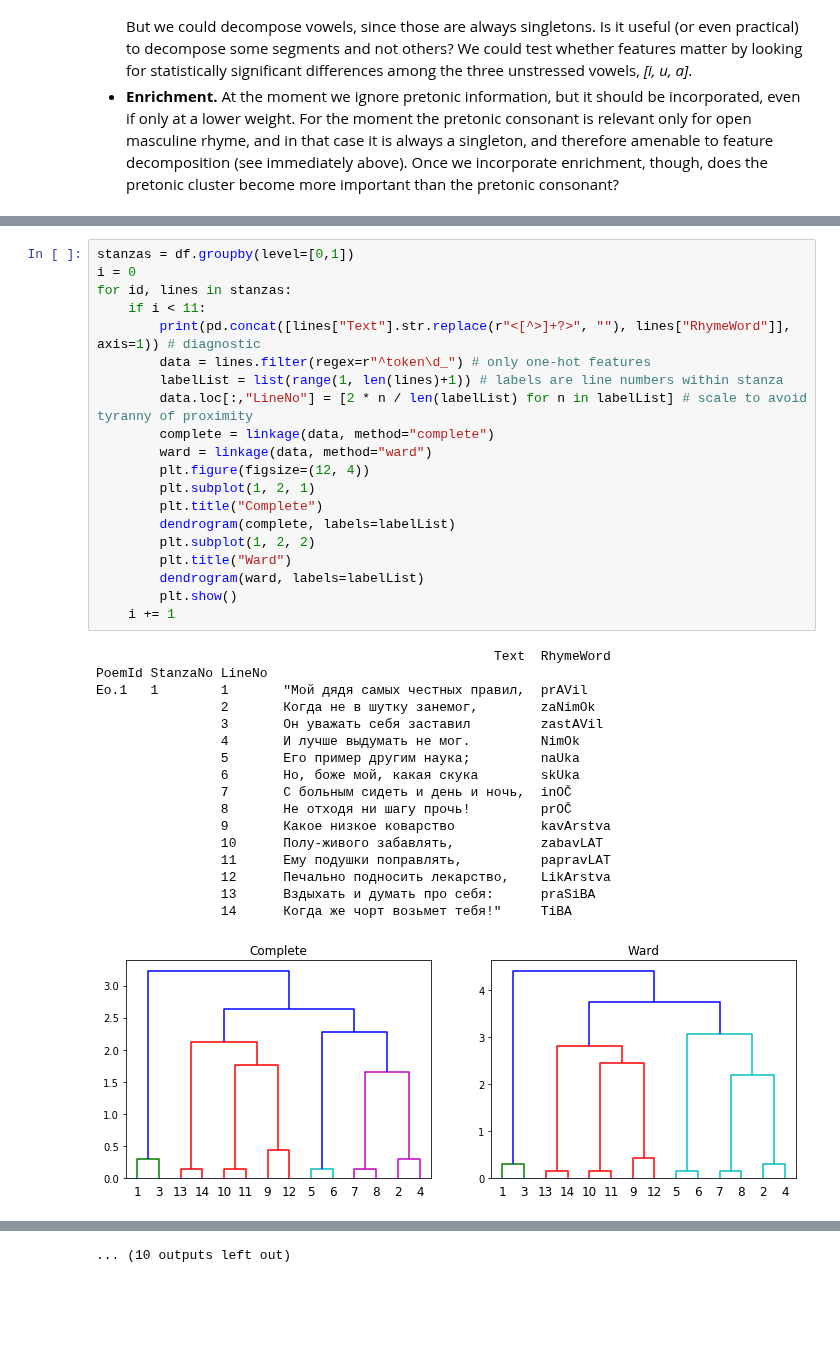
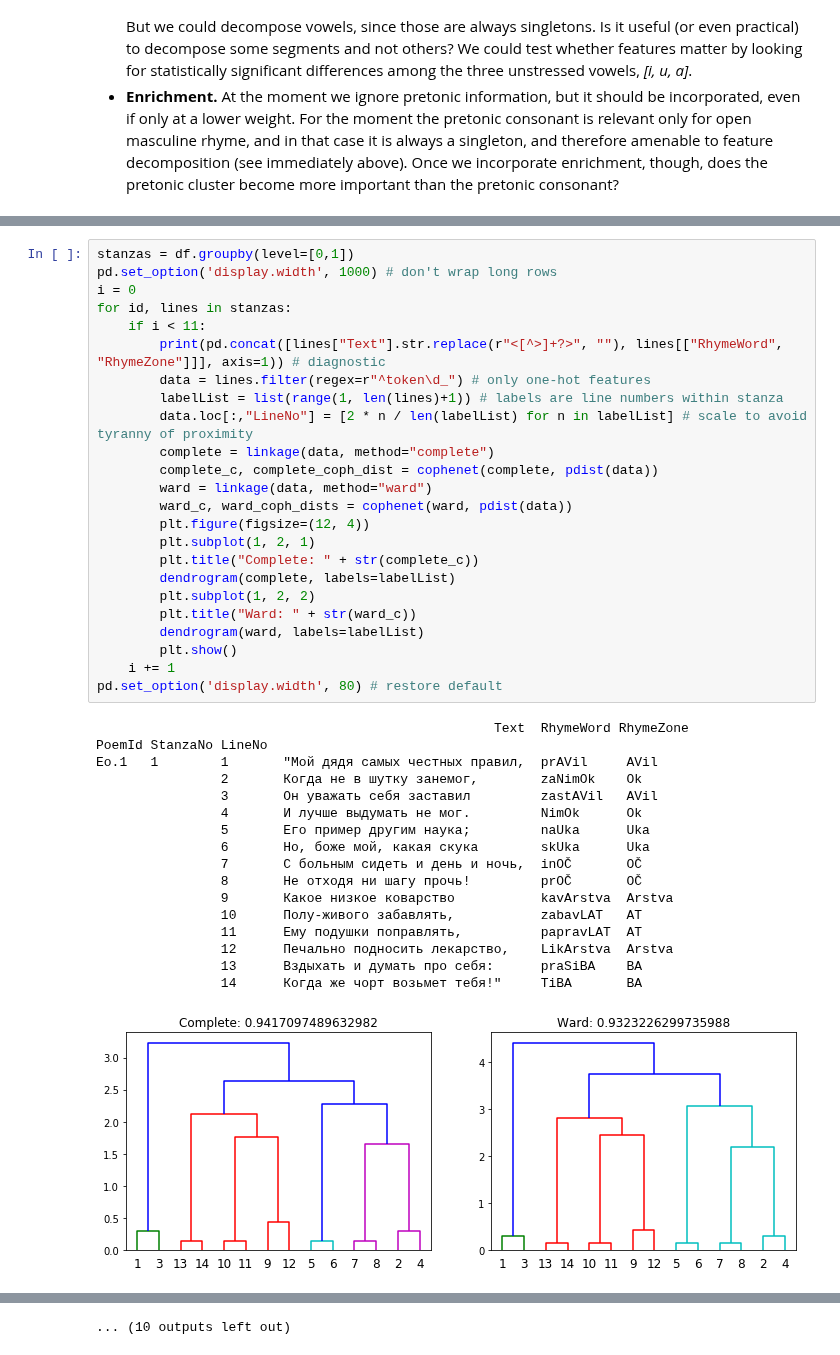
Before and after one commit to Data-Science-for-Linguists-2019/russian_rhyme, a Jupyter notebook: dev/progress_report_4.ipynb, the cells around one changed output, grey strips where cells are left out. Saved outputs shown, nothing was run; the diff lists cells and outputs as text; blank space fills up the shorter version.

Commit message:
tweak exploratory dendrogram display

```diff
--- a/dev/progress_report_4.ipynb
+++ b/dev/progress_report_4.ipynb
@@ -403,38 +409,42 @@ In addition to the one-hot-encoded C(C) ~ V information, line number is treated
 # %%
 stanzas = df.groupby(level=[0,1])
+pd.set_option('display.width', 1000) # don't wrap long rows
 i = 0
 for id, lines in stanzas:
     if i < 11:
-        print(pd.concat([lines["Text"].str.replace(r"<[^>]+?>", ""), lines["RhymeWord"]], axis=1)) # diagnostic
+        print(pd.concat([lines["Text"].str.replace(r"<[^>]+?>", ""), lines[["RhymeWord", "RhymeZone"]]], axis=1)) # diagnostic
         data = lines.filter(regex=r"^token\d_") # only one-hot features
         labelList = list(range(1, len(lines)+1)) # labels are line numbers within stanza
         data.loc[:,"LineNo"] = [2 * n / len(labelList) for n in labelList] # scale to avoid tyranny of proximity
         complete = linkage(data, method="complete")
+        complete_c, complete_coph_dist = cophenet(complete, pdist(data))
         ward = linkage(data, method="ward")
+        ward_c, ward_coph_dists = cophenet(ward, pdist(data))
         plt.figure(figsize=(12, 4))
         plt.subplot(1, 2, 1)
-        plt.title("Complete")
+        plt.title("Complete: " + str(complete_c))
         dendrogram(complete, labels=labelList)
         plt.subplot(1, 2, 2)
-        plt.title("Ward")
+        plt.title("Ward: " + str(ward_c))
         dendrogram(ward, labels=labelList)
         plt.show()
     i += 1
+pd.set_option('display.width', 80) # restore default
 # %% [output]
-                                                   Text  RhymeWord
+                                                   Text  RhymeWord RhymeZone
 PoemId StanzaNo LineNo
-Eo.1   1        1       "Мой дядя самых честных правил,  prAVil
-                2       Когда не в шутку занемог,        zaNimOk
-                3       Он уважать себя заставил         zastAVil
-                4       И лучше выдумать не мог.         NimOk
-                5       Его пример другим наука;         naUka
-                6       Но, боже мой, какая скука        skUka
-                7       С больным сидеть и день и ночь,  inOČ
-                8       Не отходя ни шагу прочь!         prOČ
-                9       Какое низкое коварство           kavArstva
-                10      Полу-живого забавлять,           zabavLAT
-                11      Ему подушки поправлять,          papravLAT
-                12      Печально подносить лекарство,    LikArstva
-                13      Вздыхать и думать про себя:      praSiBA
-                14      Когда же чорт возьмет тебя!"     TiBA
+Eo.1   1        1       "Мой дядя самых честных правил,  prAVil     AVil
+                2       Когда не в шутку занемог,        zaNimOk    Ok
+                3       Он уважать себя заставил         zastAVil   AVil
+                4       И лучше выдумать не мог.         NimOk      Ok
+                5       Его пример другим наука;         naUka      Uka
+                6       Но, боже мой, какая скука        skUka      Uka
+                7       С больным сидеть и день и ночь,  inOČ       OČ
+                8       Не отходя ни шагу прочь!         prOČ       OČ
+                9       Какое низкое коварство           kavArstva  Arstva
+                10      Полу-живого забавлять,           zabavLAT   AT
+                11      Ему подушки поправлять,          papravLAT  AT
+                12      Печально подносить лекарство,    LikArstva  Arstva
+                13      Вздыхать и думать про себя:      praSiBA    BA
+                14      Когда же чорт возьмет тебя!"     TiBA       BA
-[figure, old version]
+[figure, new version]
```
Also changed, not shown: parts of 3 cells of this notebook.
